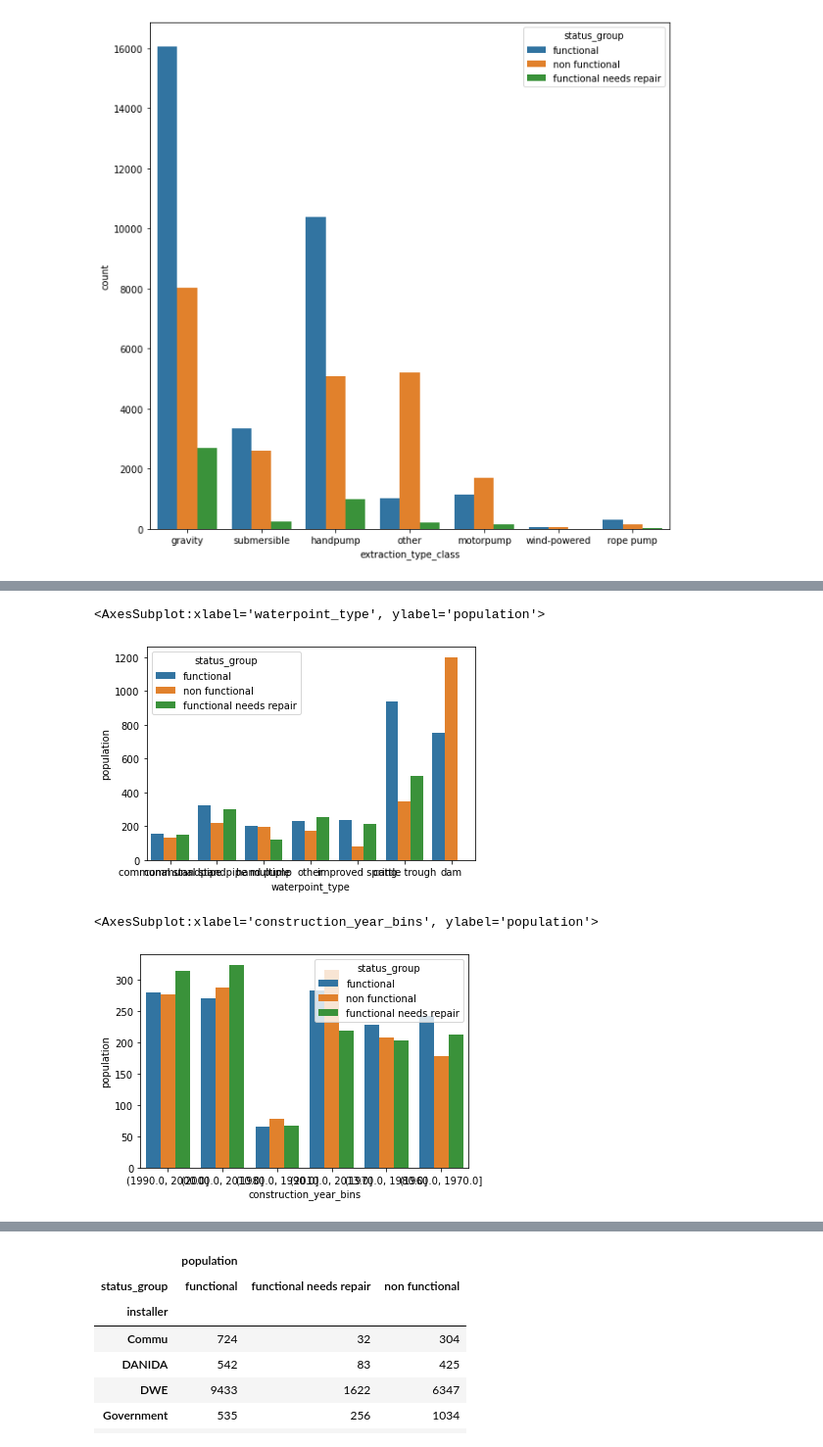
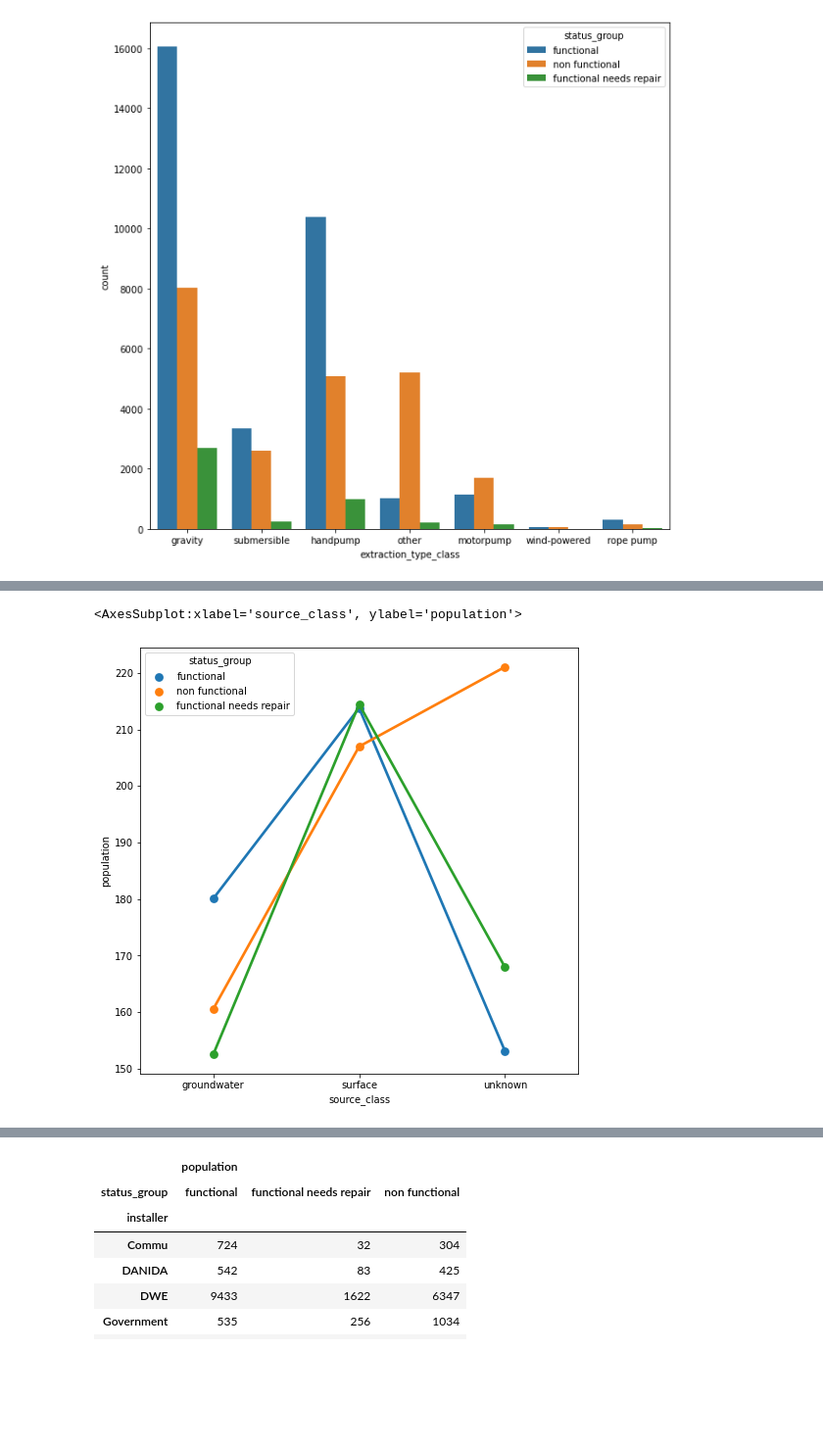
Before and after one commit to OlgertHasko/Tanzanian-Water-Wells, a Jupyter notebook: Madoria's Journal.ipynb, the cells around one changed output, grey strips where cells are left out. Shown at 98% size. Drawn from its saved outputs; the diff is of its cells as text; code cells hidden in the pictures; blank space fills up the shorter version.

```diff
--- a/Madoria's Journal.ipynb
+++ b/Madoria's Journal.ipynb
@@ -228,10 +234,6 @@ sns.countplot(x=train_clean['extraction_type_class'], hue=train_clean['status_gr
 # %%
-sns.barplot(x=train_clean['waterpoint_type'], y=train_clean['population'], hue=train_clean['status_group'], ci=None)
+plt.figure(figsize=(8, 8))
+sns.pointplot(x=train_clean['source_class'], y=train_clean['population'], hue=train_clean['status_group'], ci=None)
 # %% [output]
-<AxesSubplot:xlabel='waterpoint_type', ylabel='population'>
+<AxesSubplot:xlabel='source_class', ylabel='population'>
-[figure, old version]
+[figure, new version]
-# %%
-sns.barplot(x=train_clean['construction_year_bins'], y=train_clean['population'], hue=train_clean['status_group'], ci=None)
-# %% [output]
-<AxesSubplot:xlabel='construction_year_bins', ylabel='population'>
-[figure, removed]
```
Also changed, not shown: parts of 7 cells of this notebook, 2 other files.
